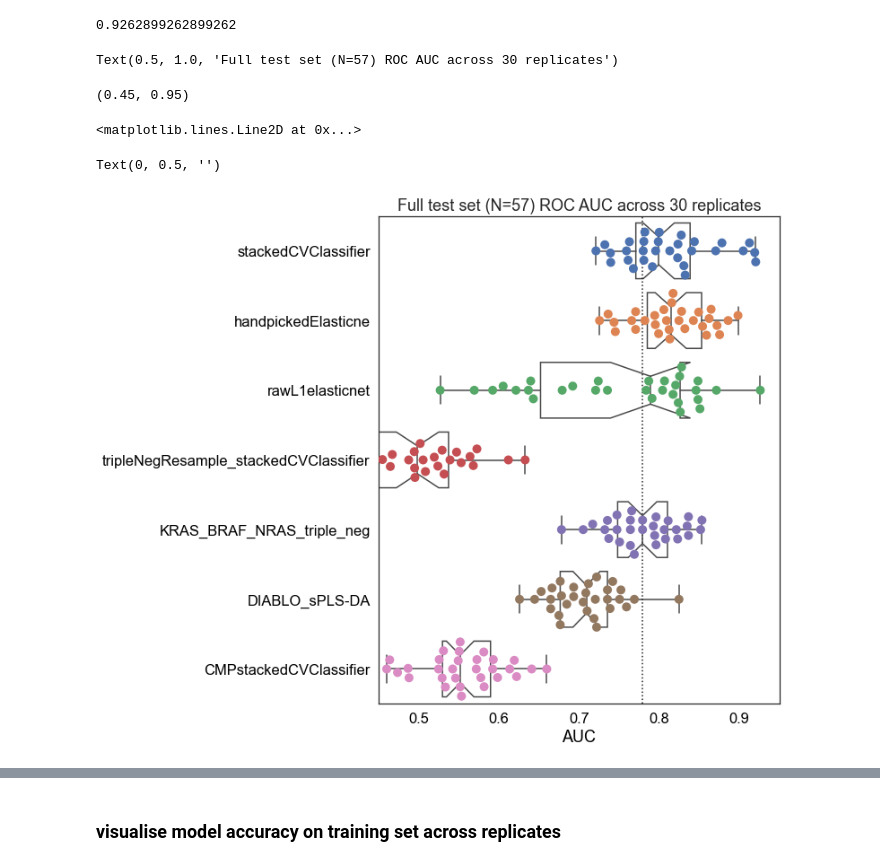
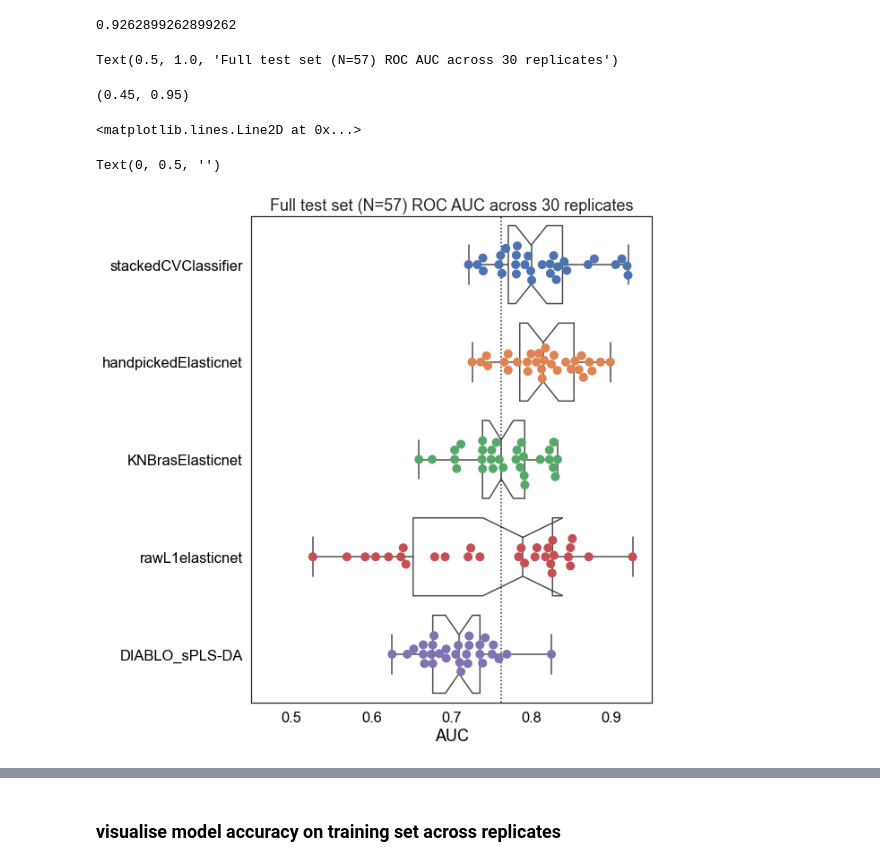
Before and after one commit to vodkatad/pdx_multiomics_integration_preproc, a Jupyter notebook: local/src/5_McNemar_PDX_30x/aggregate_AUC+confMatrix_vis.ipynb, the cells around one changed output, grey strips where cells are left out. Cells and saved outputs as stored; diff of their text form; code cells hidden in the pictures.

Commit message:
plot model performance anlysis

```diff
--- a/local/src/5_McNemar_PDX_30x/aggregate_AUC+confMatrix_vis.ipynb
+++ b/local/src/5_McNemar_PDX_30x/aggregate_AUC+confMatrix_vis.ipynb
@@ -119,28 +103,36 @@ df1.AUC.max()
 # %%
 
 fig, ax = plt.subplots(figsize=(8,10))
 fig.subplots_adjust(hspace=0.5)
 plot_data =pd.concat([df1, df3[df3.model_name == 'CMPstackedCVClassifier']])
+external = ["KRAS_BRAF_NRAS_triple_neg",
+"tripleNegResample_stackedCVClassifier",
+"CMPstackedCVClassifier"]
+plot_data = plot_data[~plot_data.model_name.isin(external)]
 ax = sb.boxplot(x="AUC", y="model_name",
 	notch=True,
 	data=plot_data,
 	boxprops={'facecolor':'None'},
 	whis=np.inf, ax=ax)
 ax = sb.swarmplot(x="AUC", y="model_name",
 	data=plot_data,
 	s=10, ax=ax)
 ax.set_title(f'Full test set (N=57) ROC AUC across 30 replicates')
 ax.set_xlim(.45,.95)
 median_tripleNeg = plot_data[
-	plot_data.model_name == 'KRAS_BRAF_NRAS_triple_neg'].AUC.median()
+	plot_data.model_name == 'KNBrasElasticnet'].AUC.median()
 ax.axvline(median_tripleNeg, ls=':', c='k')
 ax.set_ylabel('')
+fig.savefig(f"internalValidation_aggregateROCAUC_boxplot.pdf", format='pdf',
+            bbox_inches='tight', dpi=fig.dpi)
+fig.savefig(f"internalValidation_aggregateROCAUC_boxplot.png", format='png',
+            bbox_inches='tight', dpi=fig.dpi)
 # %% [output]
 Text(0.5, 1.0, 'Full test set (N=57) ROC AUC across 30 replicates')
 (0.45, 0.95)
 <matplotlib.lines.Line2D at 0x...>
 Text(0, 0.5, '')
-[figure, old version]
+[figure, new version]
 # %%
 
 fig, ax = plt.subplots(figsize=(8,10))
```
Also changed, not shown: parts of 7 cells of this notebook, 6 other files.
